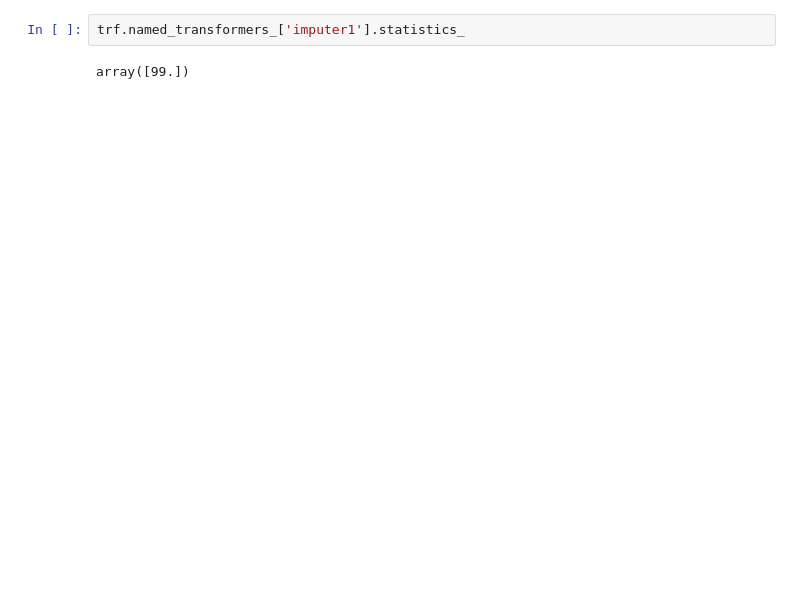
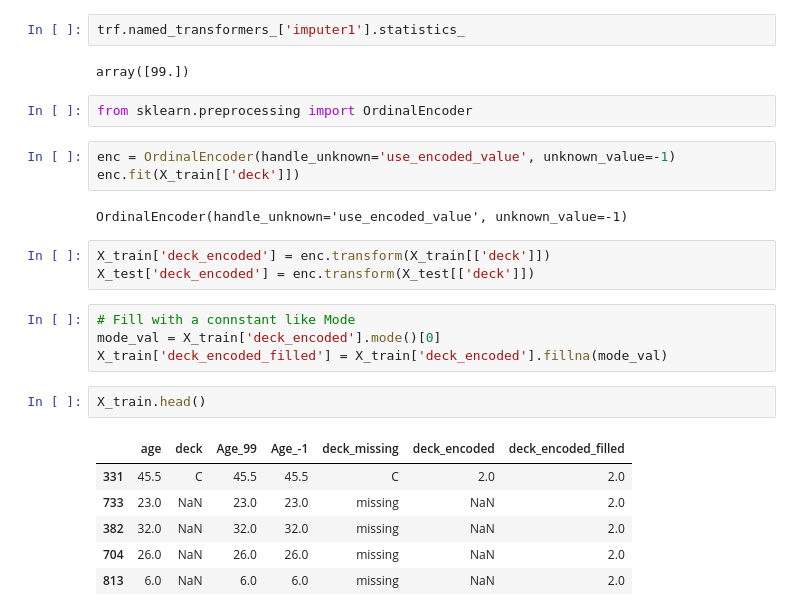
Before and after one commit to chaudhary-dotcom/handaling-missing-values, a Jupyter notebook: Arbitary-value-imputation.ipynb, the cells around one changed output. Drawn from its saved outputs; the diff is of its cells as text; blank space fills up the shorter version.

```diff
--- a/Arbitary-value-imputation.ipynb
+++ b/Arbitary-value-imputation.ipynb
@@ -95,3 +95,26 @@ array([[45.5, 'C', 45.5, 'C', 45.5],
 trf.named_transformers_['imputer1'].statistics_
 # %% [output]
 array([99.])
+# %%
+from sklearn.preprocessing import OrdinalEncoder
+# %%
+enc = OrdinalEncoder(handle_unknown='use_encoded_value', unknown_value=-1)
+enc.fit(X_train[['deck']])
+# %% [output]
+OrdinalEncoder(handle_unknown='use_encoded_value', unknown_value=-1)
+# %%
+X_train['deck_encoded'] = enc.transform(X_train[['deck']])
+X_test['deck_encoded'] = enc.transform(X_test[['deck']])
+# %%
+# Fill with a connstant like Mode
+mode_val = X_train['deck_encoded'].mode()[0]
+X_train['deck_encoded_filled'] = X_train['deck_encoded'].fillna(mode_val)
+# %%
+X_train.head()
+# %% [output]
+|  | age | deck | Age_99 | Age_-1 | deck_missing | deck_encoded | deck_encoded_filled |
+| 331 | 45.5 | C | 45.5 | 45.5 | C | 2.0 | 2.0 |
+| 733 | 23.0 | NaN | 23.0 | 23.0 | missing | NaN | 2.0 |
+| 382 | 32.0 | NaN | 32.0 | 32.0 | missing | NaN | 2.0 |
+| 704 | 26.0 | NaN | 26.0 | 26.0 | missing | NaN | 2.0 |
+| 813 | 6.0 | NaN | 6.0 | 6.0 | missing | NaN | 2.0 |
```
Also changed, not shown: parts of 2 cells of this notebook, 3 other files.
